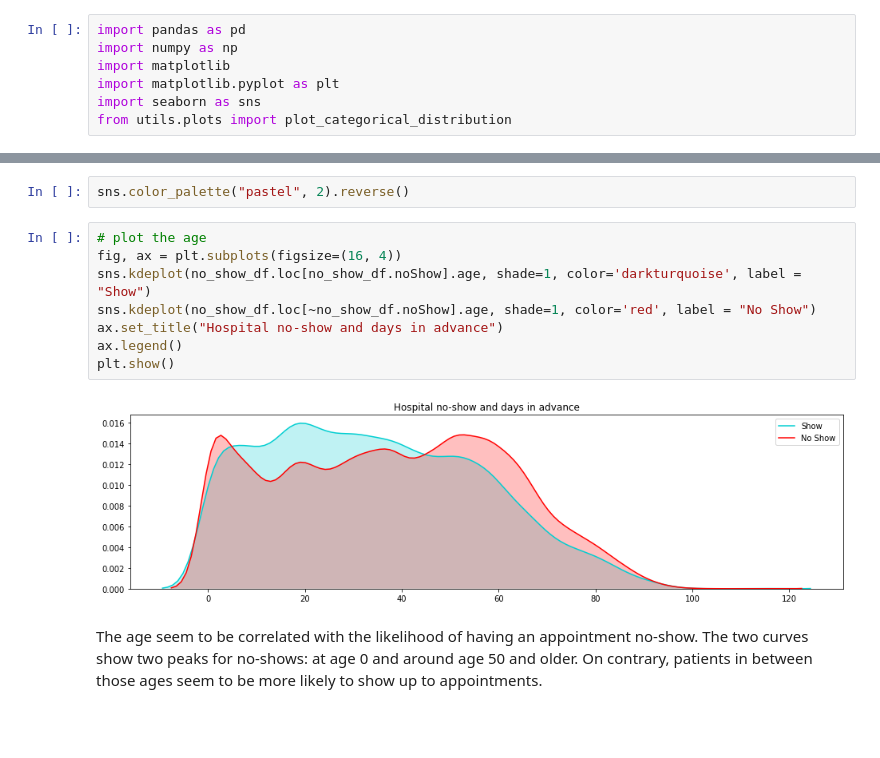
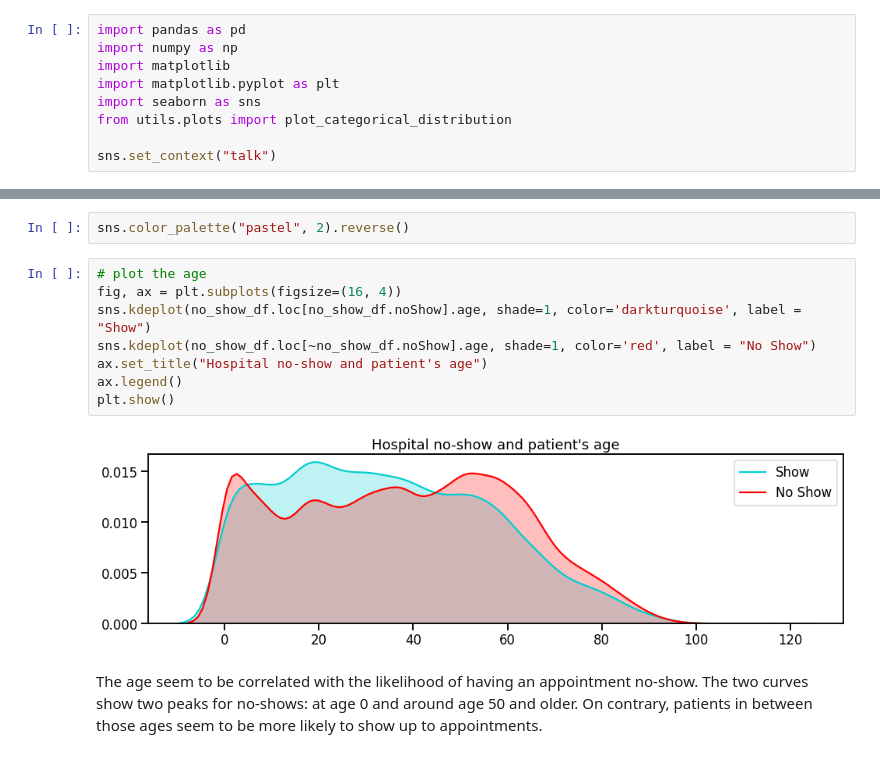
Before and after one commit to arabinelli/Medical-appointments-no-show, a Jupyter notebook: No-show-EDA.ipynb, the cells around one changed output, grey strips where cells are left out. Drawn from its saved outputs; the diff is of its cells as text; blank space fills up the shorter version.

```diff
--- a/No-show-EDA.ipynb
+++ b/No-show-EDA.ipynb
@@ -8,6 +8,8 @@ import matplotlib
 import matplotlib.pyplot as plt
 import seaborn as sns
 from utils.plots import plot_categorical_distribution
+
+sns.set_context("talk")
 # %%
 # set some jupyter magic
 %matplotlib inline
@@ -324,13 +326,13 @@ sns.color_palette("pastel", 2).reverse()
 # %%
 # plot the age
 fig, ax = plt.subplots(figsize=(16, 4))
 sns.kdeplot(no_show_df.loc[no_show_df.noShow].age, shade=1, color='darkturquoise', label = "Show")
 sns.kdeplot(no_show_df.loc[~no_show_df.noShow].age, shade=1, color='red', label = "No Show")
-ax.set_title("Hospital no-show and days in advance")
+ax.set_title("Hospital no-show and patient's age")
 ax.legend()
 plt.show()
 # %% [output]
-[figure, old version]
+[figure, new version]
 # %% [markdown]
 The age seem to be correlated with the likelihood of having an appointment no-show. The two curves show two peaks for no-shows: at age 0 and around age 50 and older. On contrary, patients in between those ages seem to be more likely to show up to appointments.
 # %%
```
Also changed, not shown: parts of 19 cells of this notebook, 2 other files.
